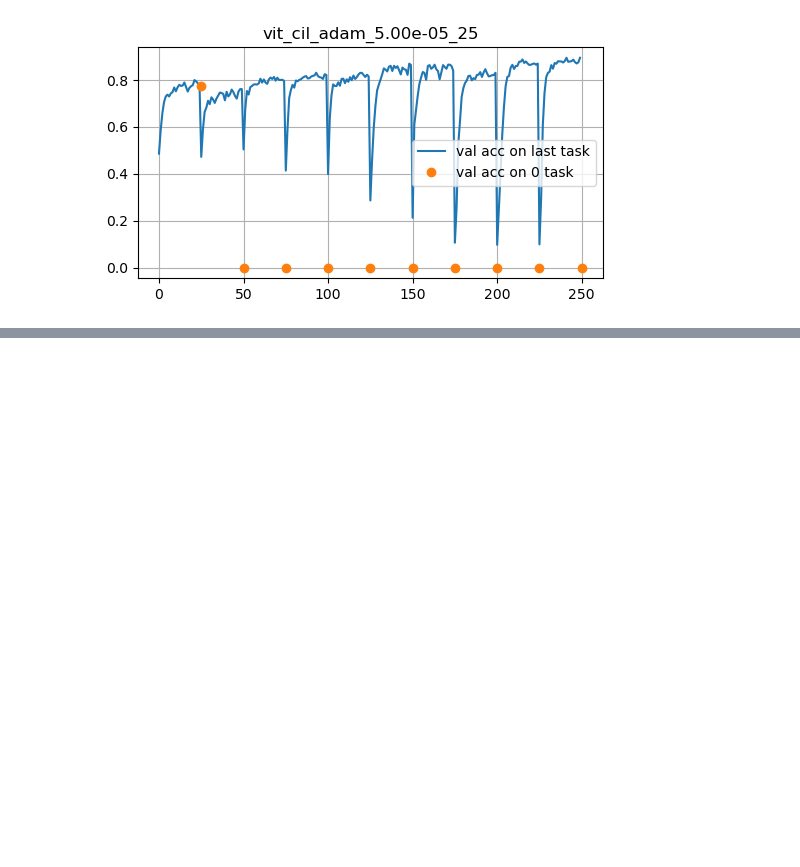
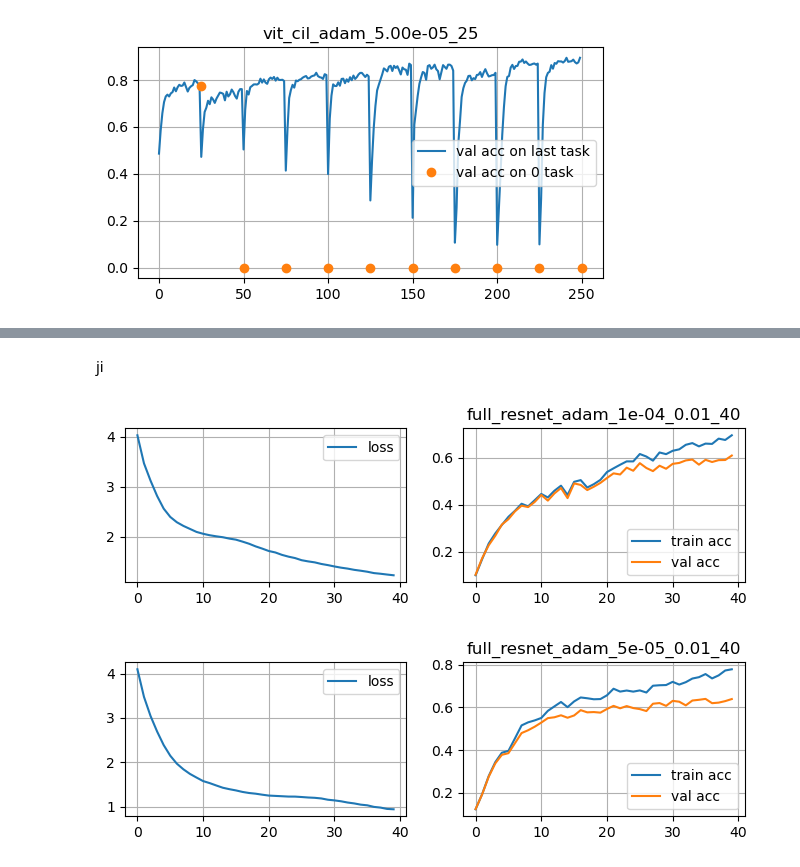
Before and after one commit to mipt-alexa/continual-learning, a Jupyter notebook: visualize.ipynb, the cells around one changed output, grey strips where cells are left out. Drawn from its saved outputs; the diff is of its cells as text; code cells hidden in the pictures; blank space fills up the shorter version.

```diff
--- a/visualize.ipynb
+++ b/visualize.ipynb
@@ -72,0 +121,12 @@ for name in run_name:
+# %% [markdown]
+ji
+# %%
+names = [ 'full_resnet_adam_1e-04_0.01_40',
+             'full_resnet_adam_5e-05_0.01_40',
+]
+
+for name in names:
+    plot_full(name)
+# %% [output]
+[figure, added]
+[figure, added]
```
Also changed, not shown: parts of 11 cells of this notebook, 32 other files.
